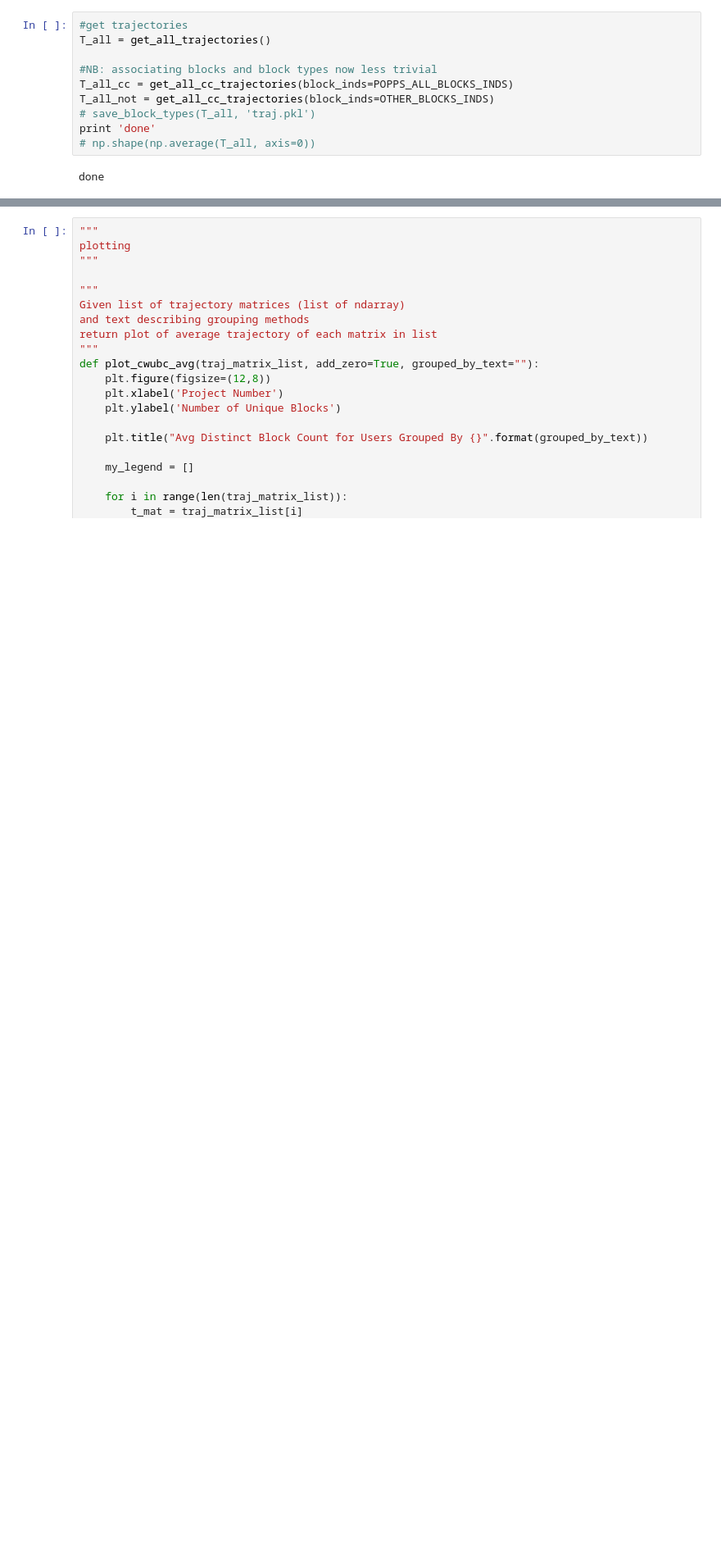
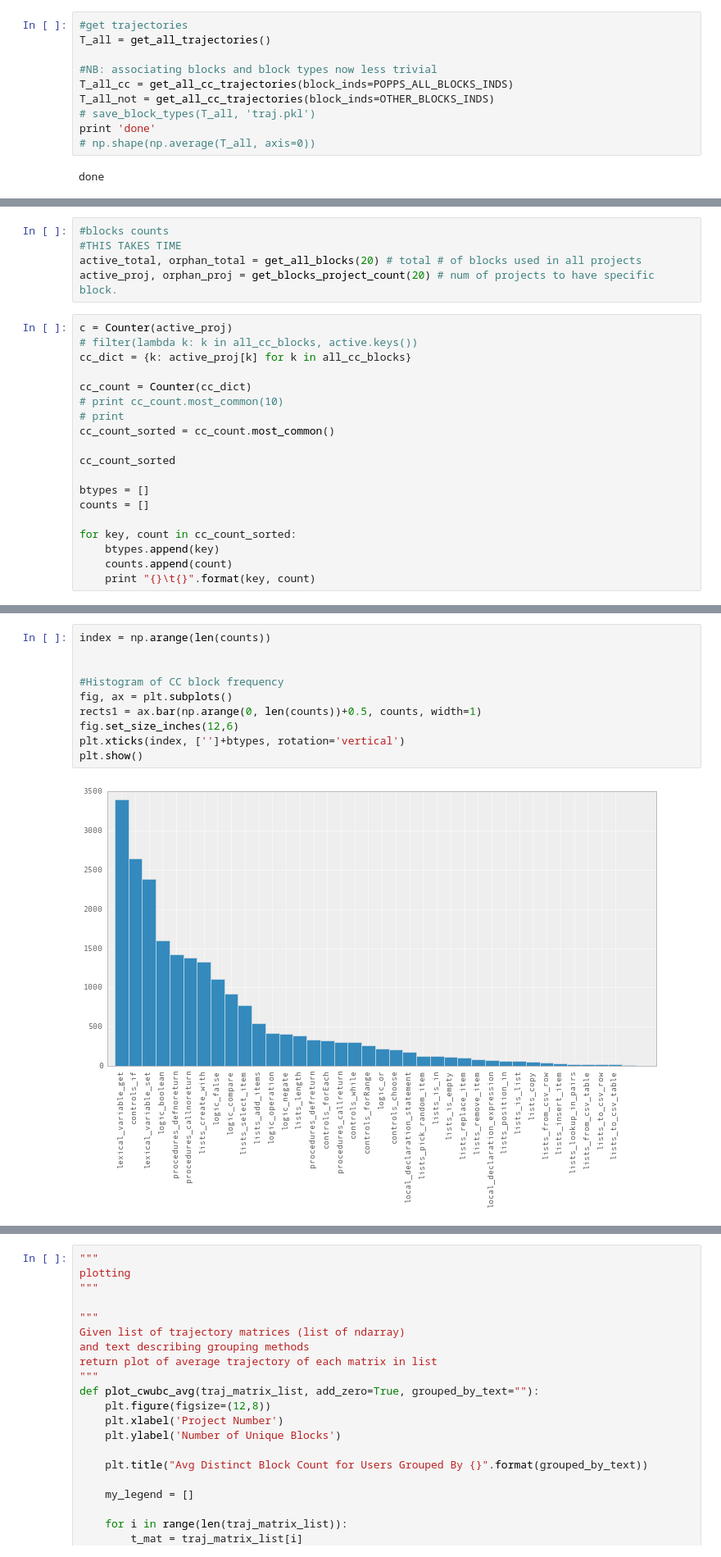
Before and after one commit to bxie/ai2_user_trajectory, a Jupyter notebook: analysis.ipynb, the cells around one changed output, grey strips where cells are left out. Shown: that part at 82% size. Cells and saved outputs as stored; diff of their text form; blank space fills up the shorter version.

```diff
--- a/analysis.ipynb
+++ b/analysis.ipynb
@@ -497,0 +495,24 @@ print T_all_not[0:5,0:5]
+# %%
+#blocks counts
+#THIS TAKES TIME
+active_total, orphan_total = get_all_blocks(20) # total # of blocks used in all projects
+active_proj, orphan_proj = get_blocks_project_count(20) # num of projects to have specific block.
+# %%
+c = Counter(active_proj)
+# filter(lambda k: k in all_cc_blocks, active.keys())
+cc_dict = {k: active_proj[k] for k in all_cc_blocks}
+
+cc_count = Counter(cc_dict)
+# print cc_count.most_common(10)
+# print
+cc_count_sorted = cc_count.most_common()
+
+cc_count_sorted
+
+btypes = []
+counts = []
+
+for key, count in cc_count_sorted:
+    btypes.append(key)
+    counts.append(count)
+    print "{}\t{}".format(key, count)
@@ -497,0 +537,12 @@ print T_all_not[0:5,0:5]
+# %%
+index = np.arange(len(counts))
+
+
+#Histogram of CC block frequency
+fig, ax = plt.subplots()
+rects1 = ax.bar(np.arange(0, len(counts))+0.5, counts, width=1)
+fig.set_size_inches(12,6)
+plt.xticks(index, ['']+btypes, rotation='vertical')
+plt.show()
+# %% [output]
+[figure, added]
```
Also changed, not shown: parts of 12 cells of this notebook.
